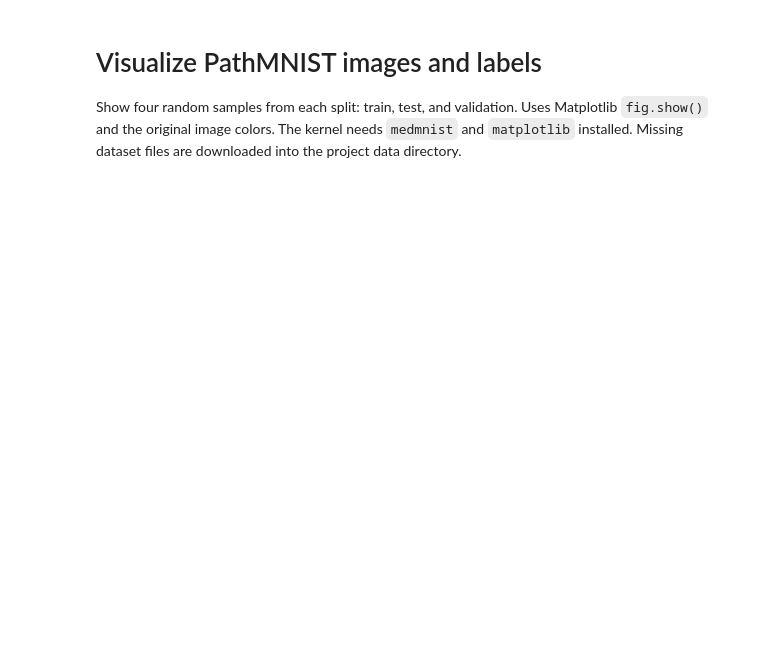
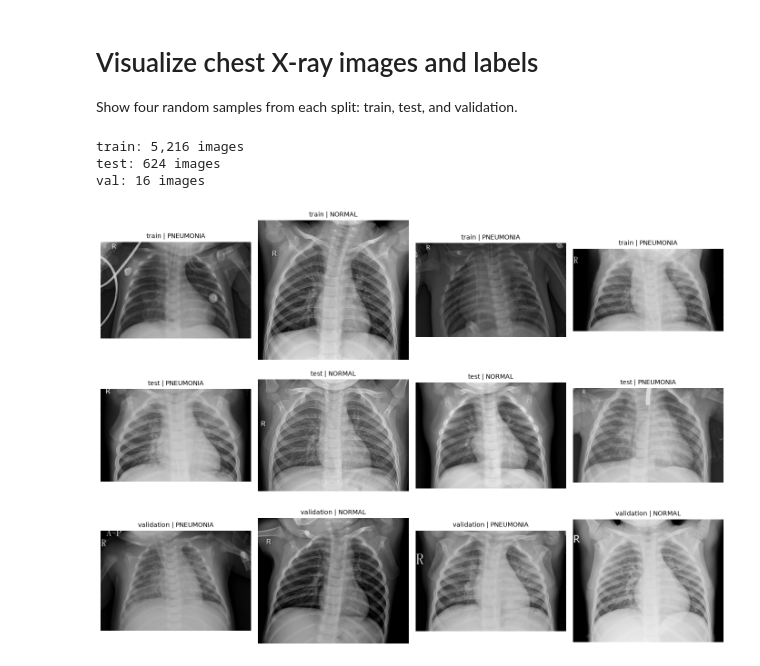
Before and after one commit to fvondaak/transfer-representation-learning, a Jupyter notebook: src/vizualize_images.ipynb, the cells around one changed output. Cells and saved outputs as stored; diff of their text form; code cells hidden in the pictures; blank space fills up the shorter version.

Commit message:
add: kagglehub dependency for dataset, change: vizualize_images.ipynb visualize xray dataset, add: __pycache__ in gitignore

```diff
--- a/src/vizualize_images.ipynb
+++ b/src/vizualize_images.ipynb
@@ -1,5 +1,5 @@
 # %% [markdown]
-# Visualize PathMNIST images and labels
+# Visualize chest X-ray images and labels
 
-Show four random samples from each split: train, test, and validation. Uses Matplotlib `fig.show()` and the original image colors. The kernel needs `medmnist` and `matplotlib` installed. Missing dataset files are downloaded into the project data directory.
+Show four random samples from each split: train, test, and validation.
 # %%
@@ -18,26 +9,30 @@ data_dir.mkdir(parents=True, exist_ok=True)
 # %%
 datasets = {
-    split: PathMNIST(split=split, root=str(data_dir), download=True)
+    split: ChestXrayDataset(split=split)
     for split in ("train", "test", "val")
 }
-class_names = INFO["pathmnist"]["label"]
 for split, dataset in datasets.items():
     print(f"{split}: {len(dataset):,} images")
+# %% [output]
+train: 5,216 images
+test: 624 images
+val: 16 images
 # %%
 samples_per_split = 4
 rng = np.random.default_rng(42)
 fig, axes = plt.subplots(3, samples_per_split, figsize=(14, 10), squeeze=False)
 
 for row, (split, dataset) in enumerate(datasets.items()):
     indices = rng.choice(len(dataset), size=samples_per_split, replace=False)
     split_name = "validation" if split == "val" else split
     for col, index in enumerate(indices):
         image, label = dataset[int(index)]
-        label_id = int(np.asarray(label).item())
         ax = axes[row, col]
-        ax.imshow(image, interpolation="nearest")
-        ax.set_title(f"{split_name} | class {label_id}\n{class_names[str(label_id)]}", fontsize=10)
+        ax.imshow(image.permute(1, 2, 0))
+        ax.set_title(f"{split_name} | {dataset.classes[label]}", fontsize=10)
         ax.axis("off")
 
 fig.tight_layout()
-fig.show()
+plt.show()
+# %% [output]
+[figure, added]
```
Also changed, not shown: parts of 1 cell of this notebook, 2 other files.
